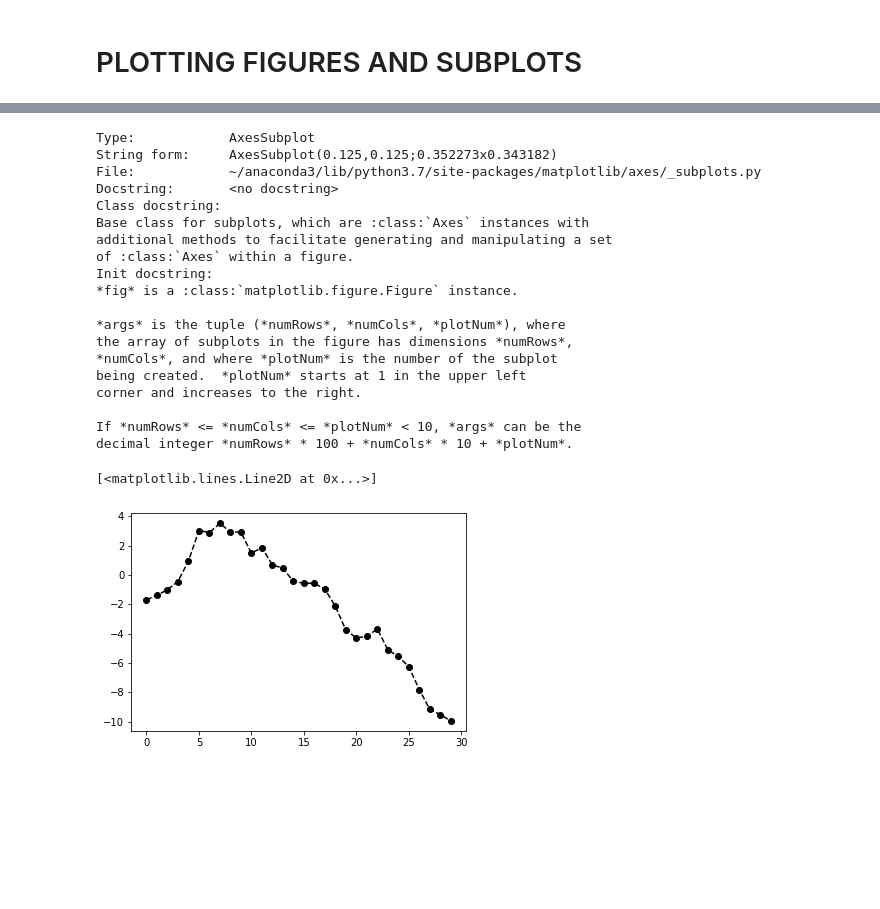
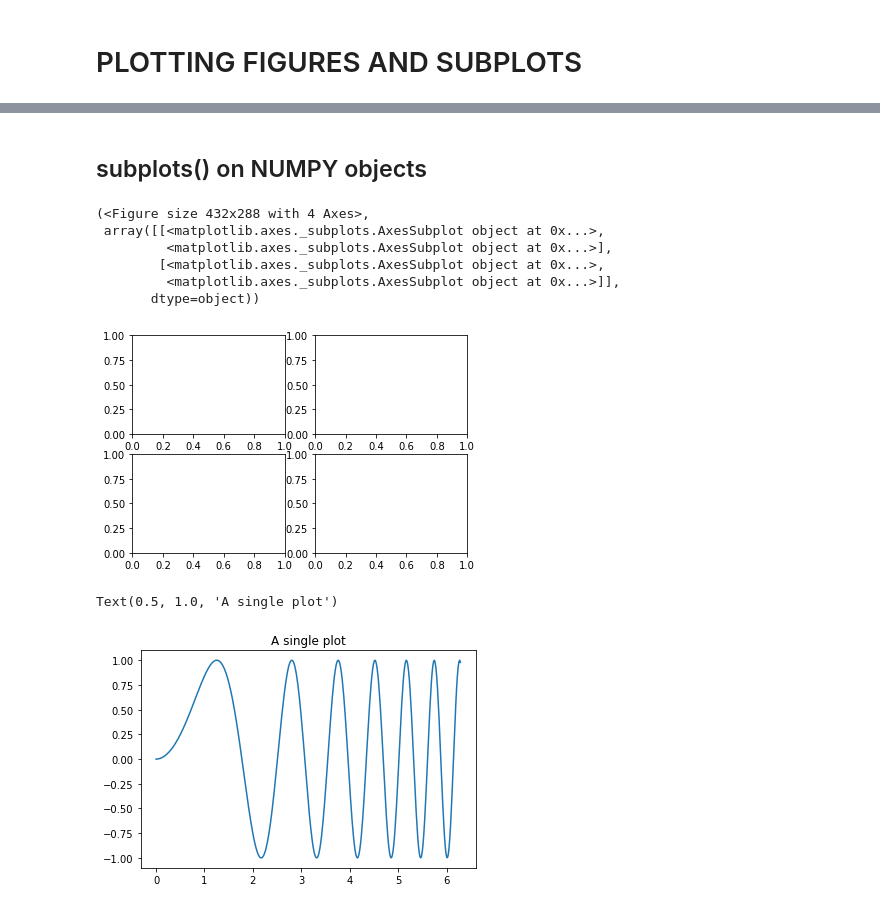
Before and after one commit to salmonofdoubt/MOOC, a Jupyter notebook: DA_OREILLY/CH08_PLOTTING_VISUALIZATION/01_plotting_visualization.ipynb, the cells around one changed output, grey strips where cells are left out. Cells and saved outputs as stored; diff of their text form; code cells hidden in the pictures; blank space fills up the shorter version.

```diff
--- a/DA_OREILLY/CH08_PLOTTING_VISUALIZATION/01_plotting_visualization.ipynb
+++ b/DA_OREILLY/CH08_PLOTTING_VISUALIZATION/01_plotting_visualization.ipynb
@@ -23,27 +40,26 @@ ax3 = fig.add_subplot(2, 2, 3)
-# %%
-ax3?
-# %% [output]
-Type:            AxesSubplot
-String form:     AxesSubplot(0.125,0.125;0.352273x0.343182)
-File:            ~/anaconda3/lib/python3.7/site-packages/matplotlib/axes/_subplots.py
-Docstring:       <no docstring>
-Class docstring:
-Base class for subplots, which are :class:`Axes` instances with
-additional methods to facilitate generating and manipulating a set
-of :class:`Axes` within a figure.
-Init docstring:
-*fig* is a :class:`matplotlib.figure.Figure` instance.
-
-*args* is the tuple (*numRows*, *numCols*, *plotNum*), where
-the array of subplots in the figure has dimensions *numRows*,
-*numCols*, and where *plotNum* is the number of the subplot
-being created.  *plotNum* starts at 1 in the upper left
-corner and increases to the right.
-
-If *numRows* <= *numCols* <= *plotNum* < 10, *args* can be the
-decimal integer *numRows* * 100 + *numCols* * 10 + *plotNum*.
-# %%
-plt.plot(np.random.randn(30).cumsum(), 'ko--')
-# %% [output]
-[<matplotlib.lines.Line2D at 0x...>]
-[figure, removed]
+# %% [markdown]
+## subplots() on NUMPY objects
+# %%
+plt.subplots(2,2)
+# %% [output]
+(<Figure size 432x288 with 4 Axes>,
+ array([[<matplotlib.axes._subplots.AxesSubplot object at 0x...>,
+         <matplotlib.axes._subplots.AxesSubplot object at 0x...>],
+        [<matplotlib.axes._subplots.AxesSubplot object at 0x...>,
+         <matplotlib.axes._subplots.AxesSubplot object at 0x...>]],
+       dtype=object))
+[figure, added]
+# %%
+# Numpy objects
+x = np.linspace(0, 2 * np.pi, 400)
+y = np.sin(x ** 2)
+
+# Matplotlib objects
+fig, ax = plt.subplots(1)
+
+# Matplotlib object calls its plot() function on numpy objects x,y
+ax.plot(x, y)
+ax.set_title('A single plot')
+# %% [output]
+Text(0.5, 1.0, 'A single plot')
+[figure, added]
```
Also changed, not shown: parts of 53 cells of this notebook, 3 other files.
